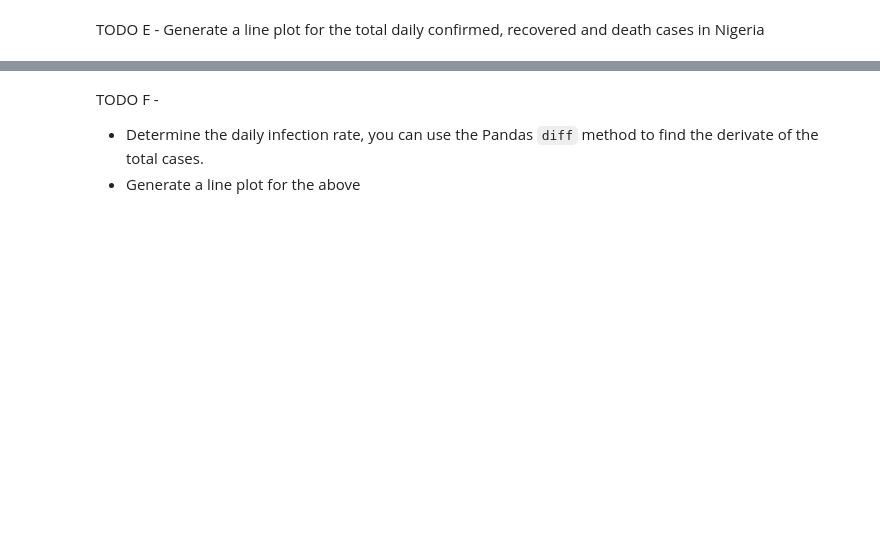
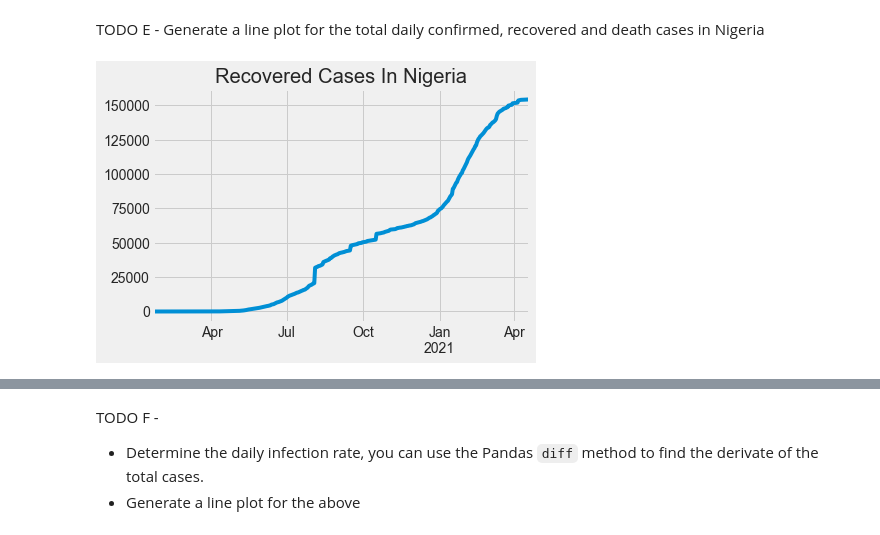
Before and after one commit to Grace2705/Nigeria-COVID-19-Data-Analysis-Using-Python, a Jupyter notebook: covidproject.ipynb, the cells around one changed output, grey strips where cells are left out. Cells and saved outputs as stored; diff of their text form; code cells hidden in the pictures; blank space fills up the shorter version.

```diff
--- a/covidproject.ipynb
+++ b/covidproject.ipynb
@@ -442,0 +441,10 @@ TODO E - Generate a line plot for the total daily confirmed, recovered and death
+# %%
+# Plot the daily recovered cases in nigeria
+
+dailyrecov_ng = dailyrecov_ng.drop(columns ='Country/Region',axis = 1)
+dailyrecov_ng.columns = pd.to_datetime(dailyrecov_ng.columns)
+dailyrecov_ng.T.plot(kind = 'line', title =  'Recovered Cases In Nigeria', legend = None)
+plt.show()
+#dailyrecov_ng.plot(kind = 'line')
+# %% [output]
+[figure, added]
```
Also changed, not shown: parts of 30 cells of this notebook.
